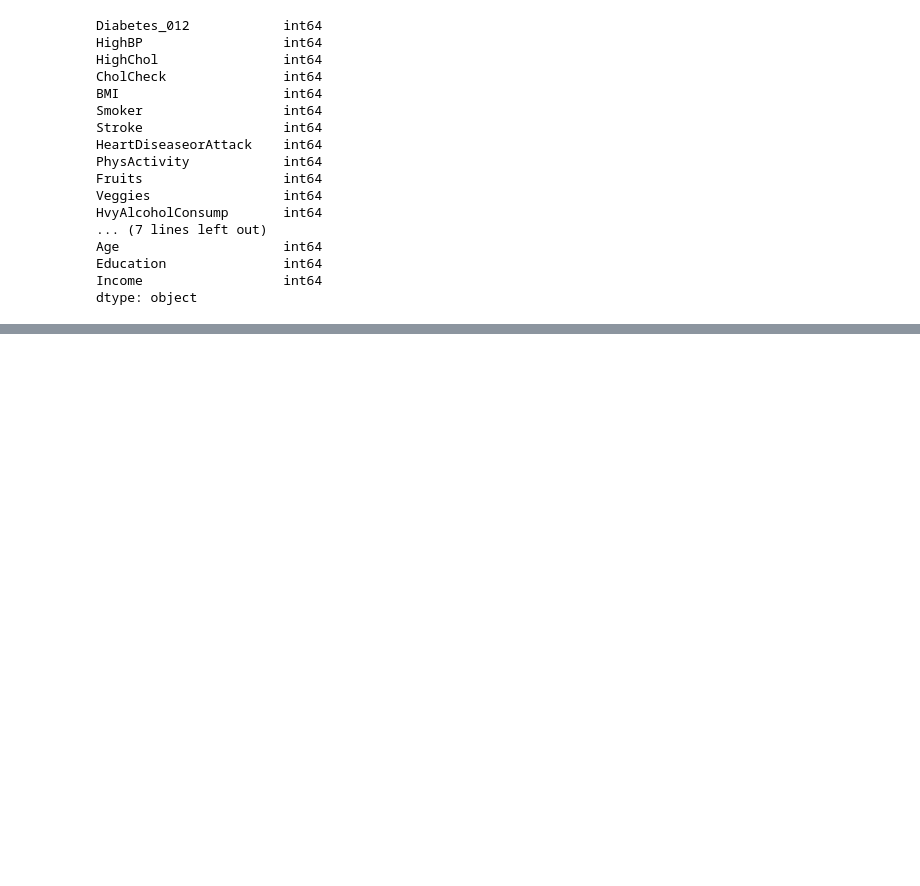
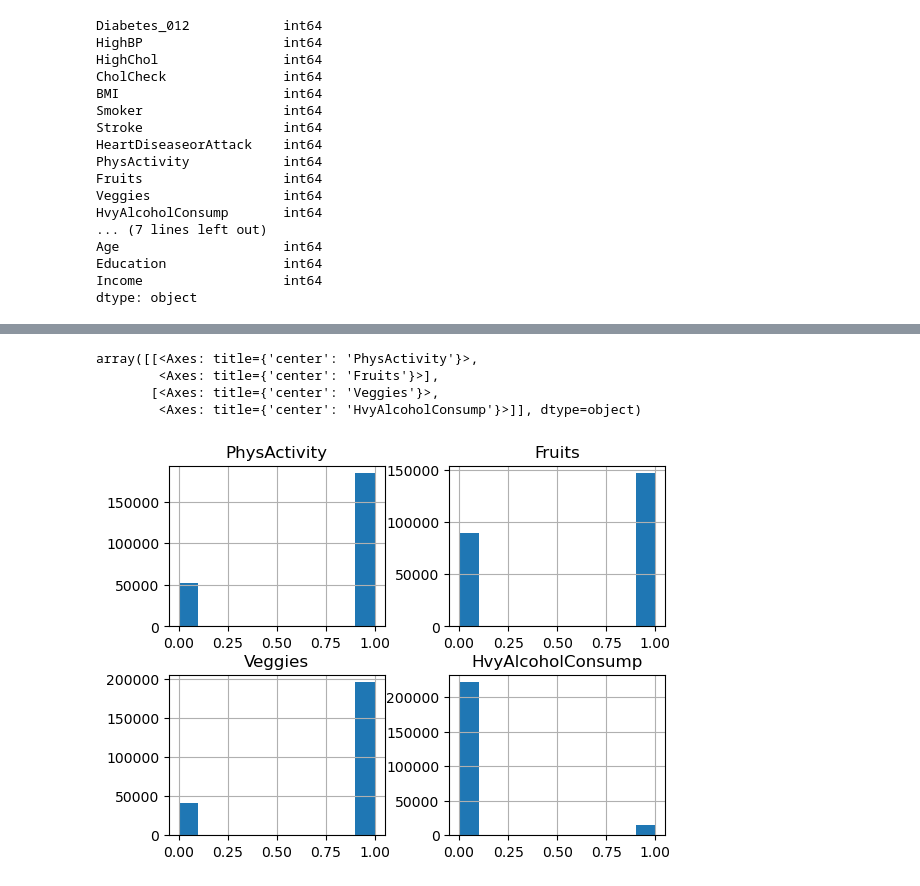
Before and after one commit to bernardeem/Python_projects, a Jupyter notebook: Data_science_projects/Diabetes_prediction_project.ipynb, the cells around one changed output, grey strips where cells are left out. Saved outputs shown, nothing was run; the diff lists cells and outputs as text; code cells hidden in the pictures; blank space fills up the shorter version.

```diff
--- a/Data_science_projects/Diabetes_prediction_project.ipynb
+++ b/Data_science_projects/Diabetes_prediction_project.ipynb
@@ -103,0 +155,8 @@ dtype: object
+# %%
+df[basic_health_columns[6:]].hist(layout=(2,2))
+# %% [output]
+array([[<Axes: title={'center': 'PhysActivity'}>,
+        <Axes: title={'center': 'Fruits'}>],
+       [<Axes: title={'center': 'Veggies'}>,
+        <Axes: title={'center': 'HvyAlcoholConsump'}>]], dtype=object)
+[figure, added]
```
Also changed, not shown: parts of 10 cells of this notebook.
